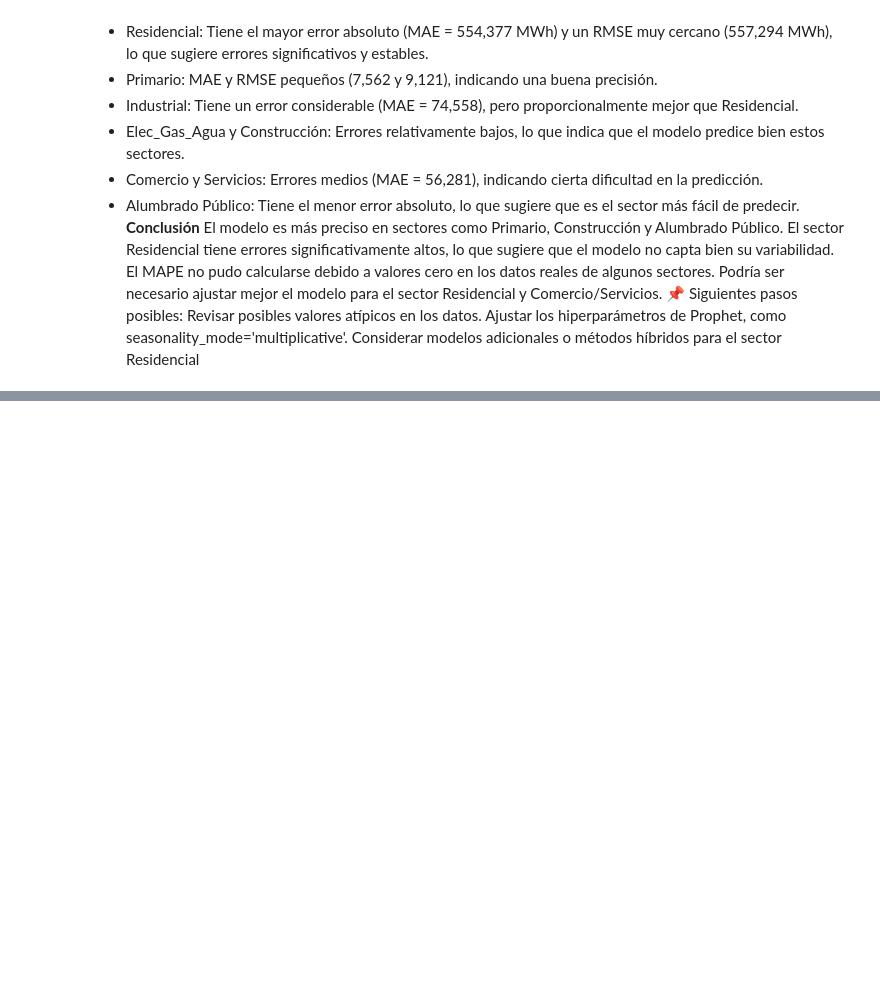
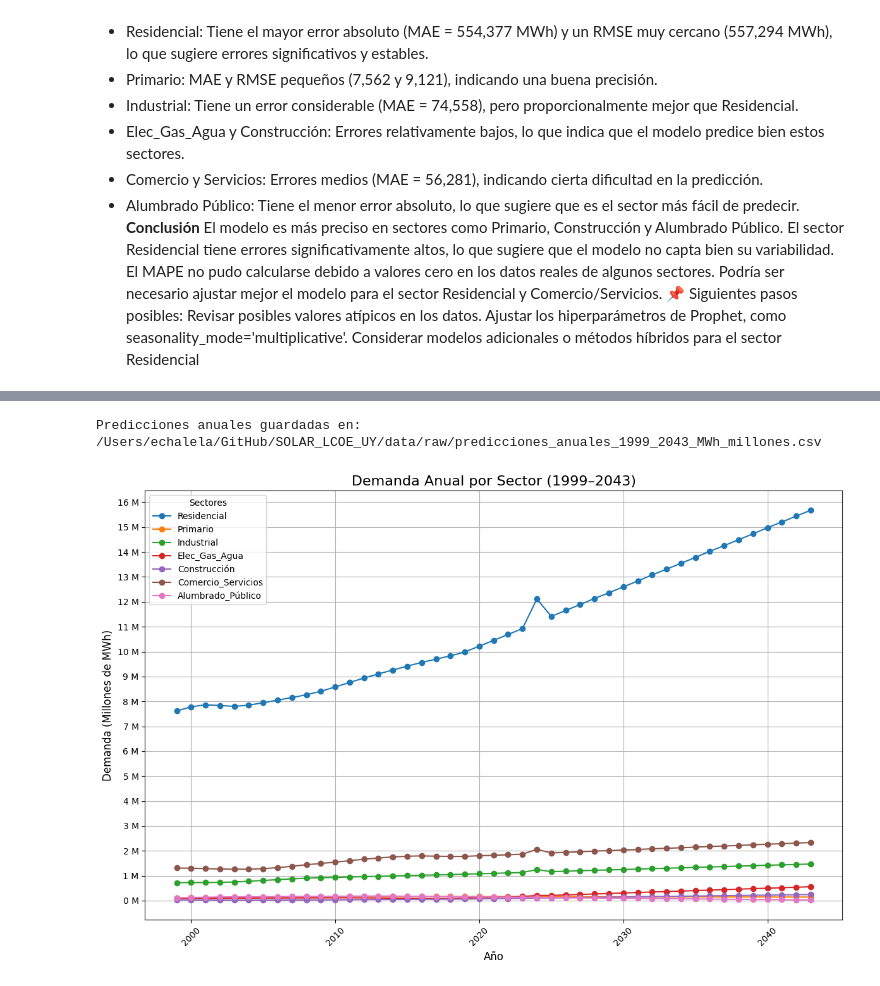
Before and after one commit to EChalela/SOLAR_LCOE_UY, a Jupyter notebook: notebooks/Local/Solo_UTE.ipynb, the cells around one changed output, grey strips where cells are left out. Saved outputs shown, nothing was run; the diff lists cells and outputs as text; code cells hidden in the pictures; blank space fills up the shorter version.

```diff
--- a/notebooks/Local/Solo_UTE.ipynb
+++ b/notebooks/Local/Solo_UTE.ipynb
@@ -645,0 +1073,56 @@ Considerar modelos adicionales o métodos híbridos para el sector Residencial
+# %%
+import matplotlib.pyplot as plt
+import matplotlib.ticker as mtick
+from matplotlib.ticker import MultipleLocator
+
+# Combinar predicciones
+predicciones_df = pd.concat(predicciones)
+predicciones_df['Año'] = predicciones_df['ds'].dt.year
+
+# Quitar año 2044
+predicciones_df = predicciones_df[predicciones_df['Año'] < 2044]
+
+# Convertir a millones
+predicciones_df['yhat'] = predicciones_df['yhat'] / 1e6
+
+# Crear tabla anual por sector usando pivot_table
+suma_anual_por_sector = predicciones_df.pivot_table(
+    index='Año',
+    columns='sector',
+    values='yhat',
+    aggfunc='sum'
+)
+
+# Exportar CSV (ya en millones)
+output_path = os.path.join(folder_path, 'predicciones_anuales_1999_2043_MWh_millones.csv')
+suma_anual_por_sector.to_csv(output_path)
+print(f"Predicciones anuales guardadas en: {output_path}")
+
+# Formateador: 0 M, 1 M, 2 M...
+def formato_millones_enteros(x, pos):
+    return f'{int(x):,} M'.replace(',', '.')
+
+formatter = mtick.FuncFormatter(formato_millones_enteros)
+
+# Graficar resultado
+plt.figure(figsize=(12, 8))
+for sector in sectores:
+    if sector in suma_anual_por_sector.columns:
+        plt.plot(suma_anual_por_sector.index, suma_anual_por_sector[sector], marker='o', label=sector)
+
+plt.title('Demanda Anual por Sector (1999–2043)', fontsize=16)
+plt.xlabel('Año', fontsize=12)
+plt.ylabel('Demanda (Millones de MWh)', fontsize=12)
+plt.legend(title="Sectores")
+plt.grid(True)
+plt.xticks(rotation=45)
+
+# Configurar ticks del eje Y: paso de 1 millón
+plt.gca().yaxis.set_major_locator(MultipleLocator(1))  # salto de 1 unidad (1 millón)
+plt.gca().yaxis.set_major_formatter(formatter)
+
+plt.tight_layout()
+plt.show()
+# %% [output]
+Predicciones anuales guardadas en: /Users/echalela/GitHub/SOLAR_LCOE_UY/data/raw/predicciones_anuales_1999_2043_MWh_millones.csv
+[figure, added]
```
Also changed, not shown: parts of 15 cells of this notebook.
